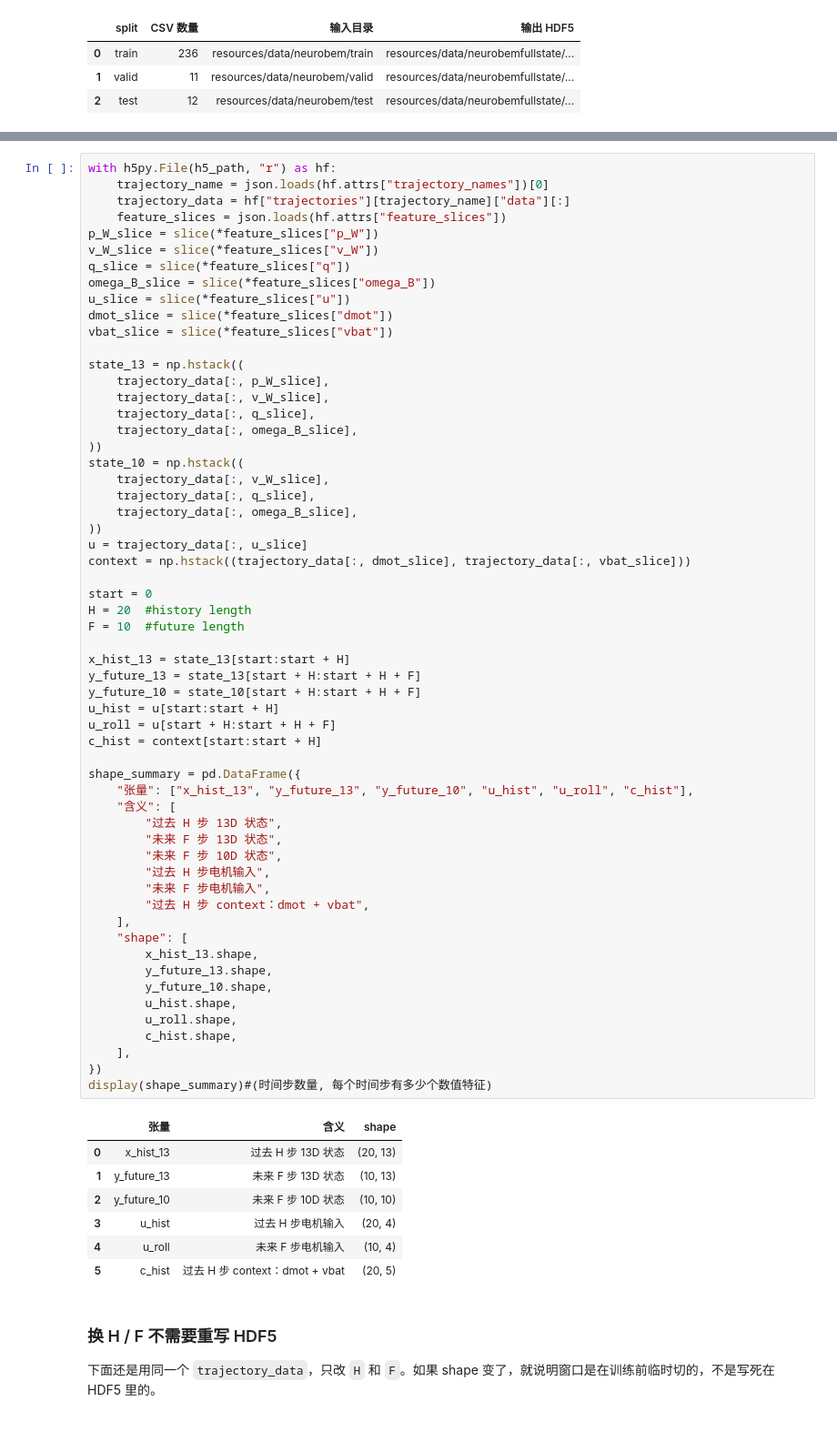
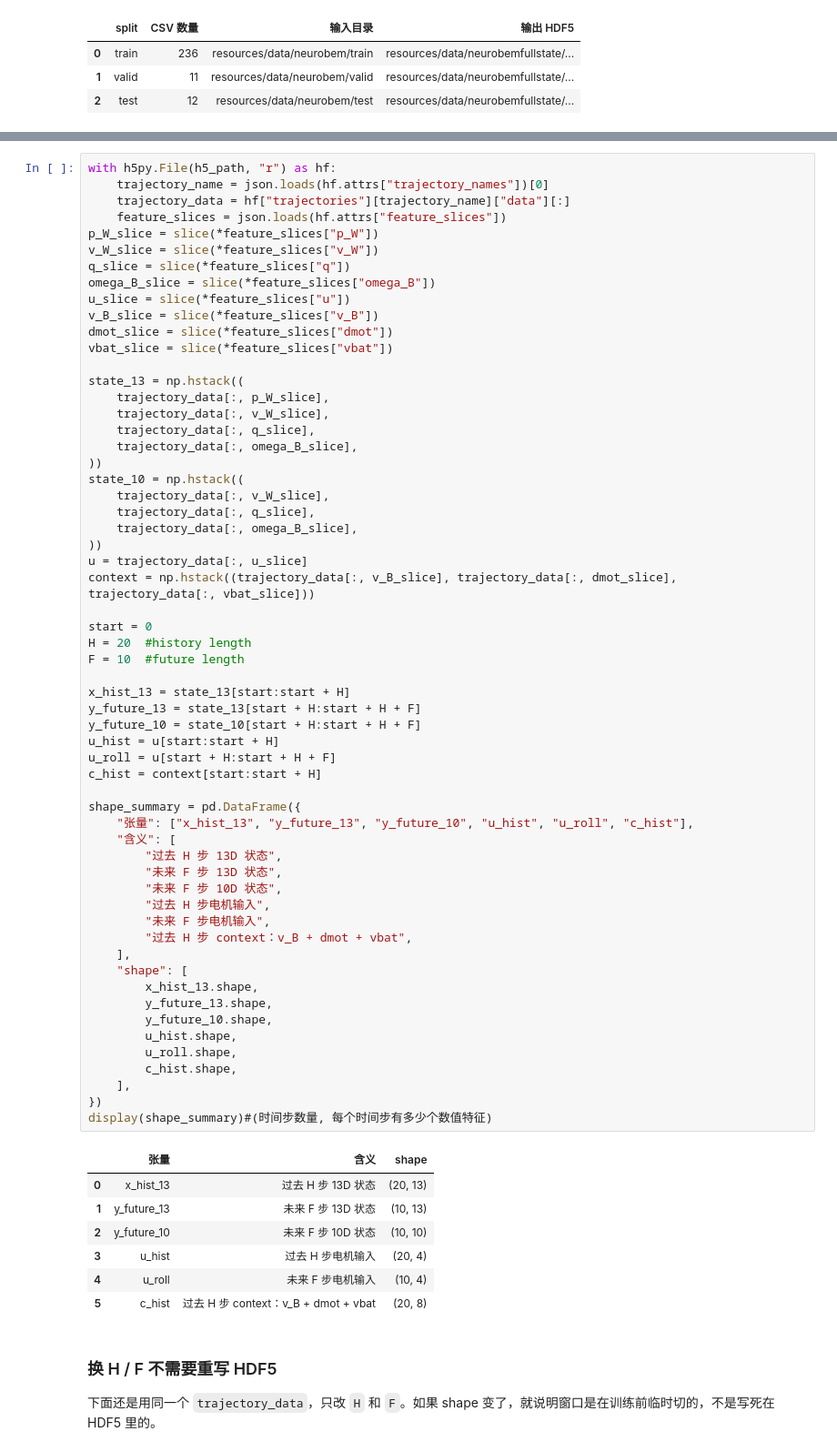
Before and after one commit to lixiangwxp/long-horizon-dynamics, a Jupyter notebook: notebooks/data_processing_walkthrough.ipynb, the cells around one changed output, grey strips where cells are left out. Shown at 91% size. Drawn from its saved outputs; the diff is of its cells as text.

Commit message:
data pre

```diff
--- a/notebooks/data_processing_walkthrough.ipynb
+++ b/notebooks/data_processing_walkthrough.ipynb
@@ -353,6 +364,7 @@ v_W_slice = slice(*feature_slices["v_W"])
 q_slice = slice(*feature_slices["q"])
 omega_B_slice = slice(*feature_slices["omega_B"])
 u_slice = slice(*feature_slices["u"])
+v_B_slice = slice(*feature_slices["v_B"])
 dmot_slice = slice(*feature_slices["dmot"])
 vbat_slice = slice(*feature_slices["vbat"])
 
@@ -368,7 +380,7 @@ state_10 = np.hstack((
     trajectory_data[:, omega_B_slice],
 ))
 u = trajectory_data[:, u_slice]
-context = np.hstack((trajectory_data[:, dmot_slice], trajectory_data[:, vbat_slice]))
+context = np.hstack((trajectory_data[:, v_B_slice], trajectory_data[:, dmot_slice], trajectory_data[:, vbat_slice]))
 
 start = 0
 H = 20  #history length
@@ -380,35 +392,35 @@ y_future_10 = state_10[start + H:start + H + F]
 u_hist = u[start:start + H]
 u_roll = u[start + H:start + H + F]
 c_hist = context[start:start + H]
 
 shape_summary = pd.DataFrame({
     "张量": ["x_hist_13", "y_future_13", "y_future_10", "u_hist", "u_roll", "c_hist"],
     "含义": [
         "过去 H 步 13D 状态",
         "未来 F 步 13D 状态",
         "未来 F 步 10D 状态",
         "过去 H 步电机输入",
         "未来 F 步电机输入",
-        "过去 H 步 context：dmot + vbat",
+        "过去 H 步 context：v_B + dmot + vbat",
     ],
     "shape": [
         x_hist_13.shape,
         y_future_13.shape,
         y_future_10.shape,
         u_hist.shape,
         u_roll.shape,
         c_hist.shape,
     ],
 })
 display(shape_summary)#(时间步数量, 每个时间步有多少个数值特征)
 # %% [output]
 |  | 张量 | 含义 | shape |
 | 0 | x_hist_13 | 过去 H 步 13D 状态 | (20, 13) |
 | 1 | y_future_13 | 未来 F 步 13D 状态 | (10, 13) |
 | 2 | y_future_10 | 未来 F 步 10D 状态 | (10, 10) |
 | 3 | u_hist | 过去 H 步电机输入 | (20, 4) |
 | 4 | u_roll | 未来 F 步电机输入 | (10, 4) |
-| 5 | c_hist | 过去 H 步 context：dmot + vbat | (20, 5) |
+| 5 | c_hist | 过去 H 步 context：v_B + dmot + vbat | (20, 8) |
 # %% [markdown]
 ### 换 H / F 不需要重写 HDF5
 
```
Also changed, not shown: parts of 15 cells of this notebook, 3 other files.
